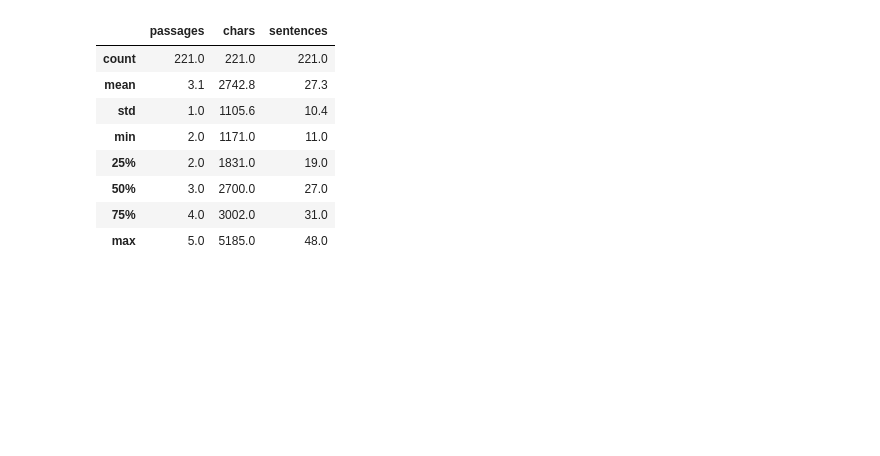
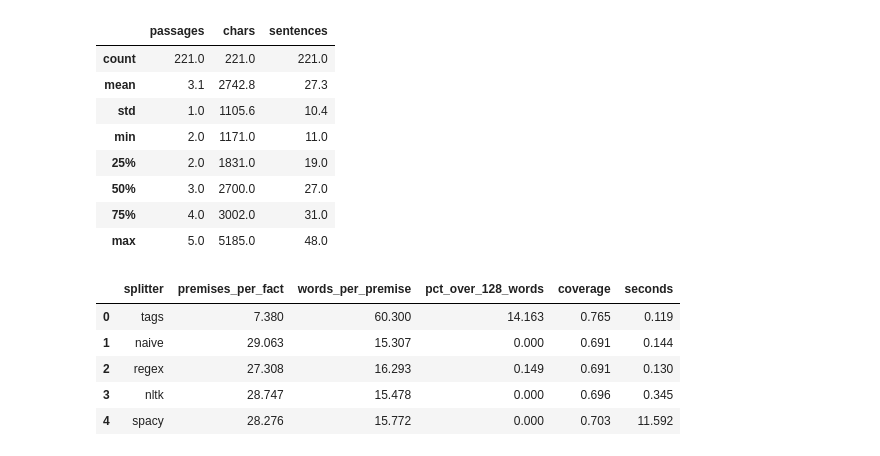
Before and after one commit to Savithmee/Deep-Learning-CW-, a Jupyter notebook: EntailmentPreprocessing.ipynb, the cells around one changed output. Drawn from its saved outputs; the diff is of its cells as text; code cells hidden in the pictures; blank space fills up the shorter version.

```diff
--- a/EntailmentPreprocessing.ipynb
+++ b/EntailmentPreprocessing.ipynb
@@ -314,3 +314,20 @@ unique passages: 102
 | 50% | 3.0 | 2700.0 | 27.0 |
 | 75% | 4.0 | 3002.0 | 31.0 |
 | max | 5.0 | 5185.0 | 48.0 |
+# %%
+rows = []
+for sp in ['tags', 'naive', 'regex', 'nltk', 'spacy']:
+    try:
+        r = cov_stats(EXAMPLES, dict(splitter=sp, min_words=1, max_words=None))
+        rows.append(dict(splitter=sp, **r))
+    except Exception as ex:
+        print('skipped', sp, ex)
+E1 = pd.DataFrame(rows).round(3)
+display(E1)
+# %% [output]
+|  | splitter | premises_per_fact | words_per_premise | pct_over_128_words | coverage | seconds |
+| 0 | tags | 7.380 | 60.300 | 14.163 | 0.765 | 0.119 |
+| 1 | naive | 29.063 | 15.307 | 0.000 | 0.691 | 0.144 |
+| 2 | regex | 27.308 | 16.293 | 0.149 | 0.691 | 0.130 |
+| 3 | nltk | 28.747 | 15.478 | 0.000 | 0.696 | 0.345 |
+| 4 | spacy | 28.276 | 15.772 | 0.000 | 0.703 | 11.592 |
```
